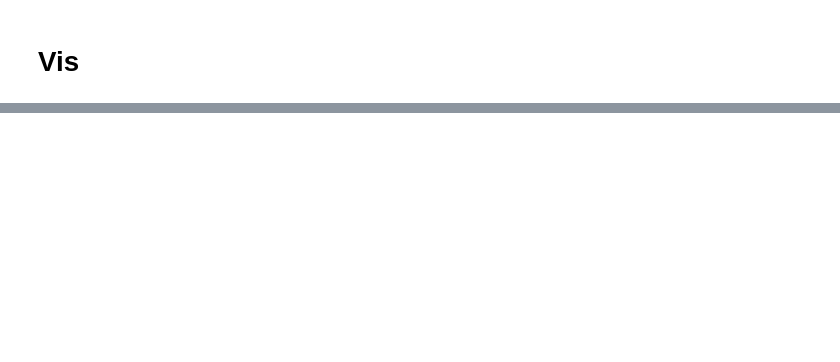
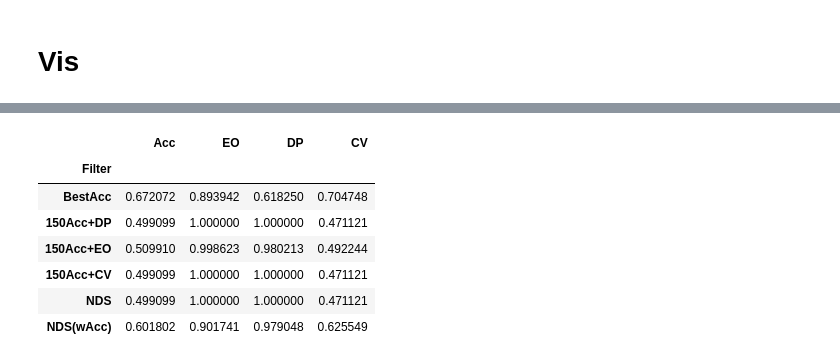
Before and after one commit to viguardieiro/moopt_fairness, a Jupyter notebook: Experimento - NonDominateSorting.ipynb, the cells around one changed output, grey strips where cells are left out. Cells and saved outputs as stored; diff of their text form; code cells hidden in the pictures; blank space fills up the shorter version.

```diff
--- a/Experimento - NonDominateSorting.ipynb
+++ b/Experimento - NonDominateSorting.ipynb
@@ -108,6 +108,7 @@ mooacep_df = pd.DataFrame(mooacc_values)
 # %%
 acep_fair_results = compare_ensembles_fair_metrics(mooacep_df, mooacc_sols, fair_feature, X_test, y_test)
 acep_nds_results = compare_ensembles_nds(mooacep_df, mooacc_sols, fair_feature, X_test, y_test)
+acep_single_results = compare_single_models(mooacep_df, mooacc_sols, fair_feature, X_test, y_test)
 # %% [markdown]
 # Vis
 # %%
@@ -215,0 +230,11 @@ acep_nds_results
+# %%
+acep_single_results
+# %% [output]
+|  | Acc | EO | DP | CV |
+| Filter |  |  |  |  |
+| BestAcc | 0.672072 | 0.893942 | 0.618250 | 0.704748 |
+| 150Acc+DP | 0.499099 | 1.000000 | 1.000000 | 0.471121 |
+| 150Acc+EO | 0.509910 | 0.998623 | 0.980213 | 0.492244 |
+| 150Acc+CV | 0.499099 | 1.000000 | 1.000000 | 0.471121 |
+| NDS | 0.499099 | 1.000000 | 1.000000 | 0.471121 |
+| NDS(wAcc) | 0.601802 | 0.901741 | 0.979048 | 0.625549 |
```
Also changed, not shown: parts of 9 cells of this notebook, 1 other file.
